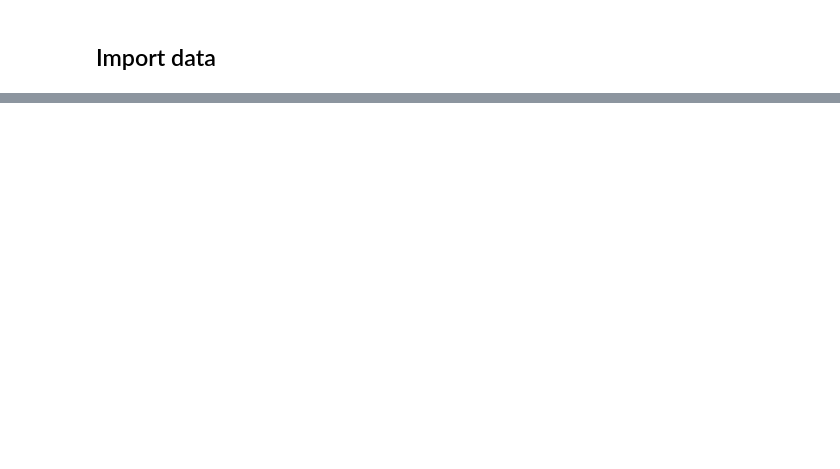
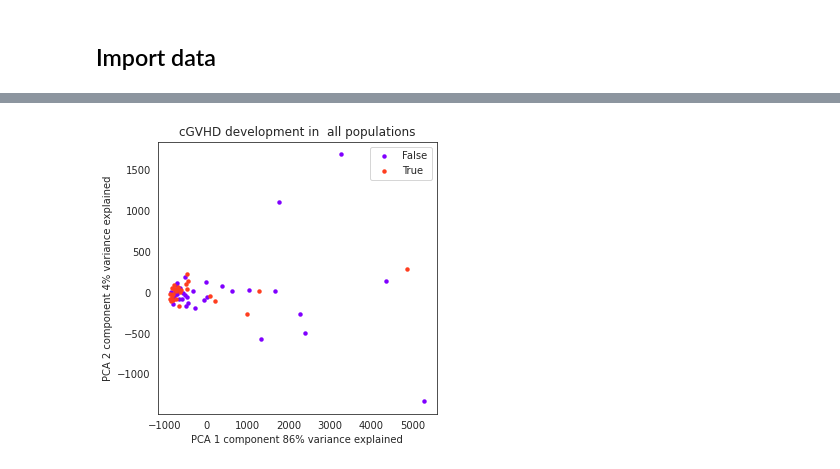
Before and after one commit to onion-42/cGVHD_T_cell_populations_BioHackathon_2023, a Jupyter notebook: NMF_clustering.ipynb, the cells around one changed output, grey strips where cells are left out. Saved outputs shown, nothing was run; the diff lists cells and outputs as text; code cells hidden in the pictures; blank space fills up the shorter version.

```diff
--- a/NMF_clustering.ipynb
+++ b/NMF_clustering.ipynb
@@ -68,3 +44,9 @@ Text(0.5, 1.0, 'Mean non-scaled absolute values')
+# %%
+pca_plot(fc, events)
+plt.title('cGVHD development in  all populations')
+plt.savefig('plots/eda_pca_plot_non_scaled.png',dpi=300, bbox_inches='tight')
+# %% [output]
+[figure, added]
 # %%
 fc = np.log2(fc+1)
 fig,ax=plt.subplots(figsize=(5,3))
```
Also changed, not shown: parts of 42 cells of this notebook, 18 other files.
